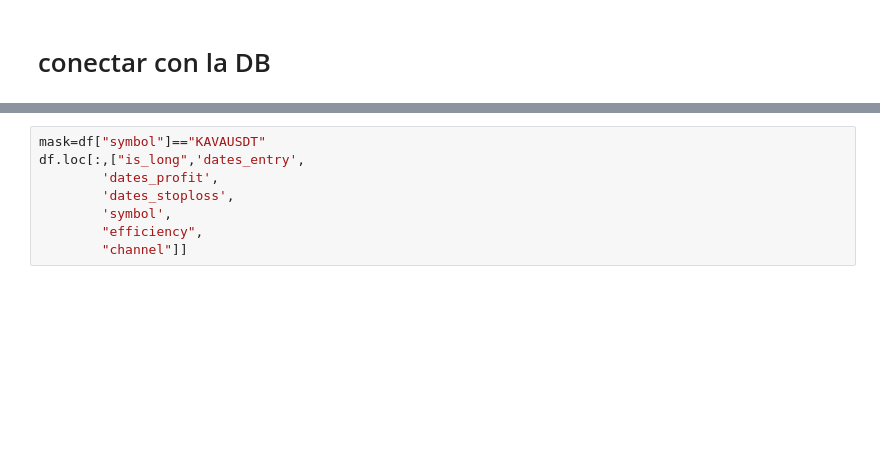
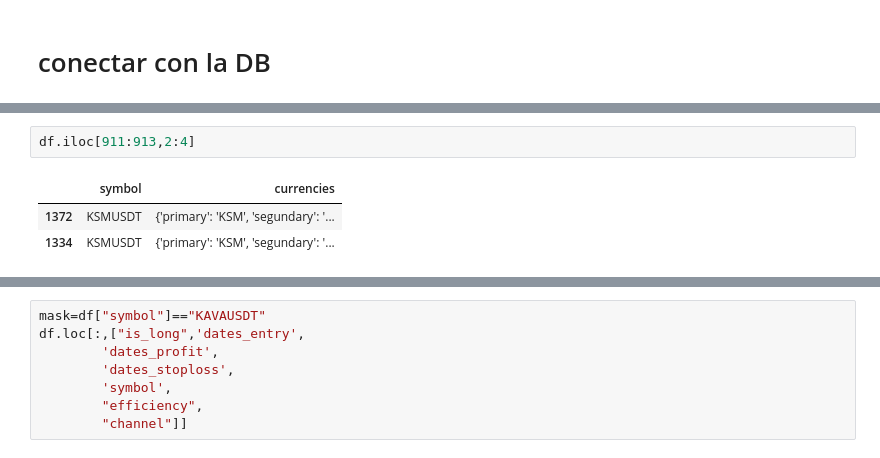
Before and after one commit to joankenobi/analisis_de_datos_copy_trading, a Jupyter notebook: Proyecto/notebooks/analisis_de_datos_prueba.ipynb, the cells around one changed output, grey strips where cells are left out. Drawn from its saved outputs; the diff is of its cells as text; blank space fills up the shorter version.

```diff
--- a/Proyecto/notebooks/analisis_de_datos_prueba.ipynb
+++ b/Proyecto/notebooks/analisis_de_datos_prueba.ipynb
@@ -41,0 +84,6 @@ ObjectId('6273f4383d47f25a52e83310')
+# %%
+df.iloc[911:913,2:4]
+# %% [output]
+|  | symbol | currencies |
+| 1372 | KSMUSDT | {'primary': 'KSM', 'segundary': '... |
+| 1334 | KSMUSDT | {'primary': 'KSM', 'segundary': '... |
```
Also changed, not shown: parts of 24 cells of this notebook, 8 other files.
